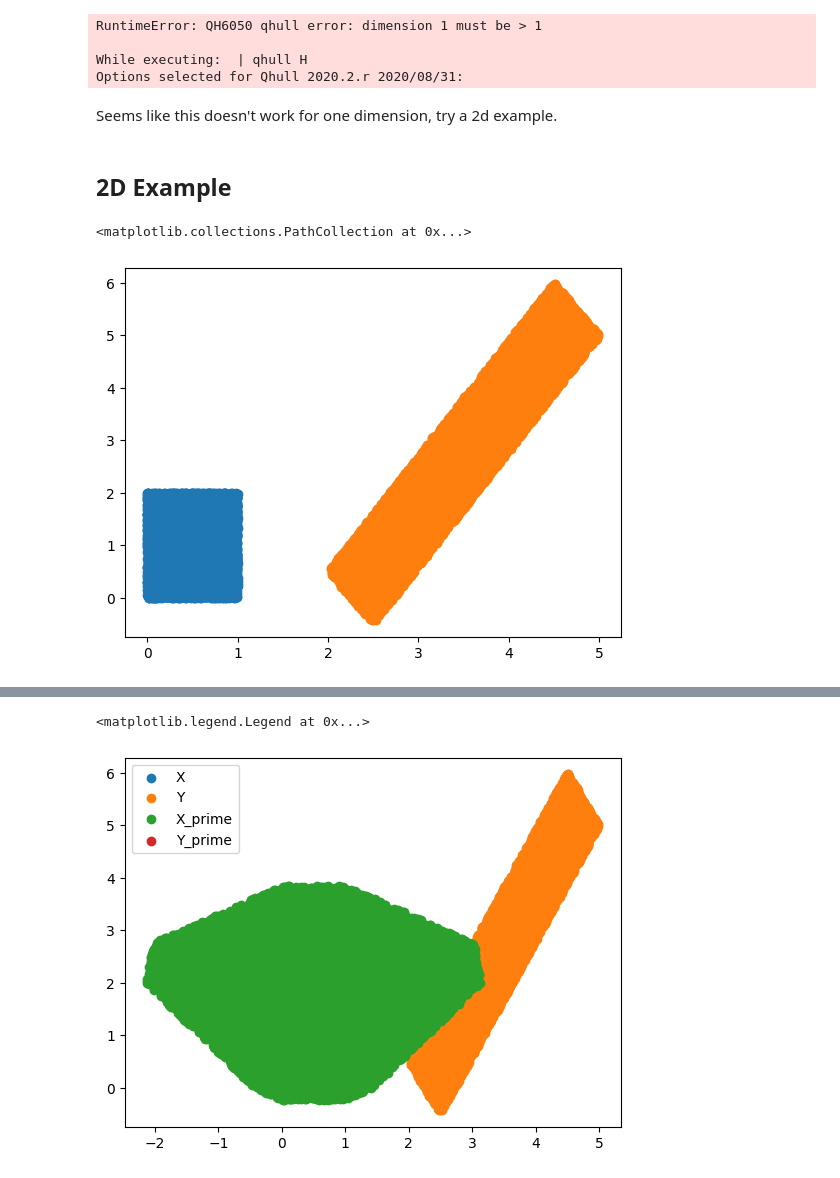
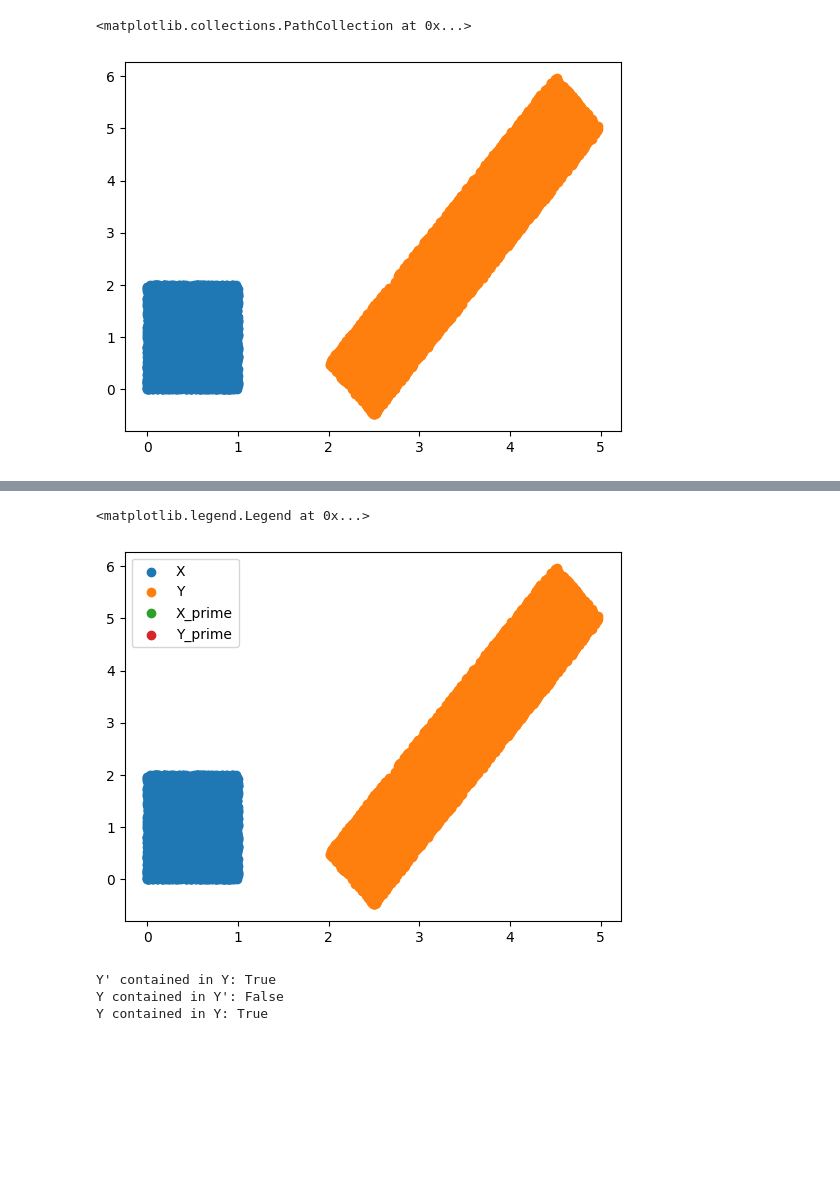
Before and after one commit to shaoyuancc/large_gcs, a Jupyter notebook: explorations/gcs_reachability_exploration.ipynb, the cells around one changed output, grey strips where cells are left out. Saved outputs shown, nothing was run; the diff lists cells and outputs as text; code cells hidden in the pictures; blank space fills up the shorter version.

```diff
--- a/explorations/gcs_reachability_exploration.ipynb
+++ b/explorations/gcs_reachability_exploration.ipynb
@@ -14,26 +8,0 @@ from large_gcs.geometry.polyhedron import Polyhedron
-# %%
-def get_samples(set, n_samples=100):
-    samples = []
-    generator = RandomGenerator()
-    try:
-        samples.append(set.UniformSample(generator))
-        for i in range(n_samples - 1):
-            samples.append(
-                set.UniformSample(generator, previous_sample=samples[-1])
-            )
-    except:
-        print("Warning: failed to sample convex set")
-    return samples
-
-gcs = GraphOfConvexSets()
-A_X = np.array([[-1],[1]])
-A_Y = A_X
-b_X = np.array([0,1])
-b_Y = b_X
-X_poly = HPolyhedron(A_X, b_X)
-Y_poly = HPolyhedron(A_X, b_X)
-# Plot samples using matplotlib
-X_samples = get_samples(X_poly, 100)
-plt.scatter(X_samples, np.zeros(len(X_samples)))
-Y_samples = get_samples(Y_poly, 100)
-plt.scatter(np.zeros(len(Y_samples)), Y_samples)
@@ -45,25 +9,3 @@ Academic license - for non-commercial use only - expires 2024-03-04
-# %%
-# Build combined set
-A_cX = np.array([[1],[-1]])
-A_cY = A_cX
-C_c = np.array([[0.5],[0.5]])
-
-B = np.vstack((A_X, np.zeros_like(A_Y), A_cX))
-A = np.vstack((np.zeros_like(A_X), A_Y, A_cY))
-
-A_Z = np.vstack((B.T, -B.T, -np.ones_like(B.T)))
-b_Z = np.zeros(A_Z.shape[0])
-Z_poly = HPolyhedron(A_Z, b_Z)
-vi = VPolytope(X_poly)
-# %% [output]
-RuntimeError: QH6050 qhull error: dimension 1 must be > 1
-
-While executing:  | qhull H
-Options selected for Qhull 2020.2.r 2020/08/31:
-# %% [markdown]
-Seems like this doesn't work for one dimension, try a 2d example.
-# %% [markdown]
-## 2D Example
 # %%
 def get_samples(set, n_samples=100):
     samples = []
@@ -89,12 +31,8 @@ Y_samples = get_samples(Y_poly, 10000)
 plt.scatter([x[0] for x in Y_samples], [x[1] for x in Y_samples])
 # %% [output]
 <matplotlib.collections.PathCollection at 0x...>
-[figure, old version]
+[figure, new version]
 # %%
-# X_poly = Polyhedron.from_vertices([[0,0], [1,0], [1,2], [0,2]])
-# Y_poly = Polyhedron.from_vertices([[2,0.5], [2.5,-0.5], [5,5], [4.5,6]])
-# X_poly.plot()
-# Y_poly.plot()
 # 0Xx + 1Xy + 0Yx + -1Yy <= 0
 # 0Xx + -1Xy + 0Yx + 1Yy <= 0
 A_cX = np.array([[0, 1],[0, -1]])
@@ -105,16 +43,14 @@ A = np.vstack((X_poly.A(), np.zeros_like(Y_poly.A()), A_cX))
 B = np.vstack((np.zeros_like(X_poly.A()), Y_poly.A(), A_cY))
 C = np.hstack((X_poly.b(), Y_poly.b(), C_c))
 
-# Projection Cone Zy (Onto Y Space)
+# Projection Cone Z (Onto Y Space)
 A_Zy = np.vstack((A.T, -A.T, -np.eye(A.shape[0]), np.eye(A.shape[0])))
-b_Zy = np.hstack((np.zeros(A.T.shape[0] * 2 + A.shape[0]), np.ones(A.shape[0])*1000000))
-# Projection Cone Zx (Onto X Space)
+b_Zy = np.hstack((np.zeros(A.T.shape[0] * 2 + A.shape[0]), np.ones(A.shape[0])*100000))
+# Projection Cone Z (Onto X Space)
 A_Zx = np.vstack((B.T, -B.T, -np.eye(B.shape[0]), np.eye(B.shape[0])))
-b_Zx = np.hstack((np.zeros(B.T.shape[0] * 2 + B.shape[0]), np.ones(B.shape[0])*1000000))
-# print(A_Zy.shape)
-# print(b_Zy.shape)
+b_Zx = np.hstack((np.zeros(B.T.shape[0] * 2 + B.shape[0]), np.ones(B.shape[0])*100000))
+Zx_poly = HPolyhedron(A_Zx, b_Zx)
 Zy_poly = HPolyhedron(A_Zy, b_Zy)
-Zx_poly = HPolyhedron(A_Zx, b_Zx)
 vi_y = VPolytope(Zy_poly).vertices()
 vi_x = VPolytope(Zx_poly).vertices()
 
@@ -124,6 +60,7 @@ b_Zy = vi_y.T @ C
 # Orthogonal projection of the combined set into the X space
 A_Zx = vi_x.T @ A
 b_Zx = vi_x.T @ C
+
 Y_prime_poly = HPolyhedron(A_Zy, b_Zy)
 X_prime_poly = HPolyhedron(A_Zx, b_Zx)
 
@@ -140,2 +78,10 @@ Warning: failed to sample convex set
 <matplotlib.legend.Legend at 0x...>
-[figure, old version]
+[figure, new version]
+# %%
+print(f"Y' contained in Y: {Y_prime_poly.ContainedIn(Y_poly, tol=10)}")
+print(f"Y contained in Y': {Y_poly.ContainedIn(Y_prime_poly)}")
+print(f"Y contained in Y: {Y_poly.ContainedIn(Y_poly)}")
+# %% [output]
+Y' contained in Y: True
+Y contained in Y': False
+Y contained in Y: True
```
Also changed, not shown: parts of 9 cells of this notebook, 4 other files.
